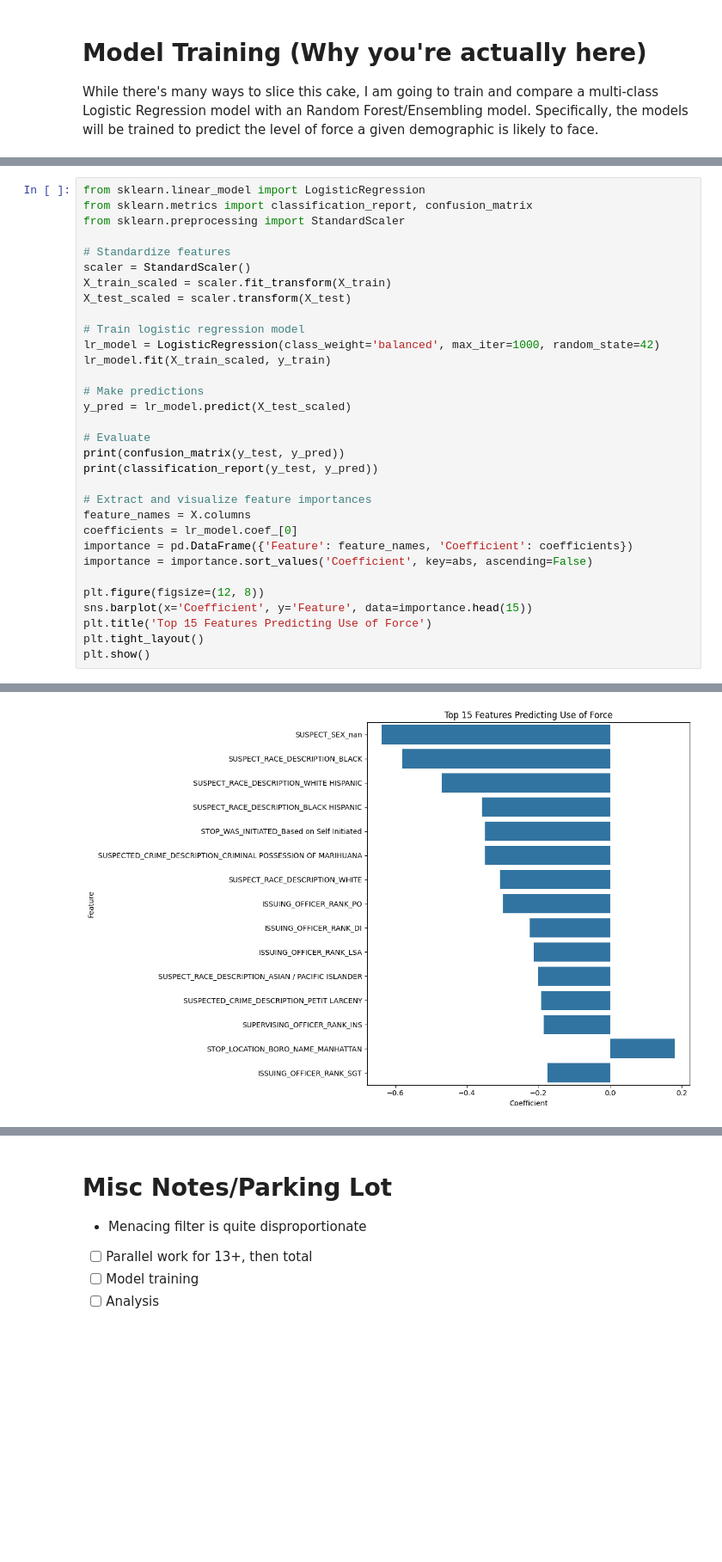
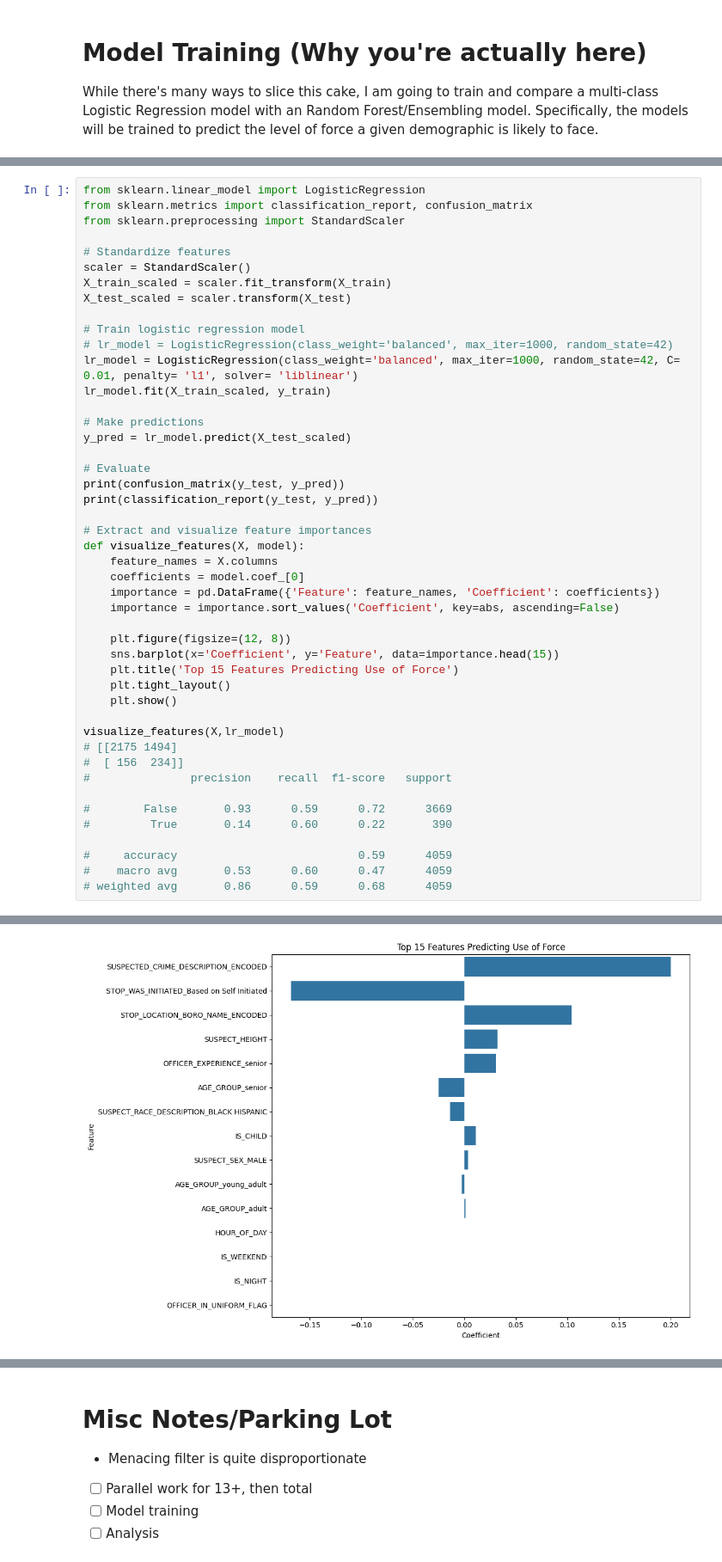
Before and after one commit to gbangban/ml-supervised-kim, a Jupyter notebook: notebook.ipynb, the cells around one changed output, grey strips where cells are left out. Shown at 86% size. Cells and saved outputs as stored; diff of their text form; blank space fills up the shorter version.

```diff
--- a/notebook.ipynb
+++ b/notebook.ipynb
@@ -1061,7 +1077,8 @@ X_train_scaled = scaler.fit_transform(X_train)
 X_test_scaled = scaler.transform(X_test)
 
 # Train logistic regression model
-lr_model = LogisticRegression(class_weight='balanced', max_iter=1000, random_state=42)
+# lr_model = LogisticRegression(class_weight='balanced', max_iter=1000, random_state=42)
+lr_model = LogisticRegression(class_weight='balanced', max_iter=1000, random_state=42, C= 0.01, penalty= 'l1', solver= 'liblinear')
 lr_model.fit(X_train_scaled, y_train)
 
 # Make predictions
@@ -1072,14 +1089,27 @@ print(confusion_matrix(y_test, y_pred))
 print(classification_report(y_test, y_pred))
 
 # Extract and visualize feature importances
-feature_names = X.columns
-coefficients = lr_model.coef_[0]
-importance = pd.DataFrame({'Feature': feature_names, 'Coefficient': coefficients})
-importance = importance.sort_values('Coefficient', key=abs, ascending=False)
+def visualize_features(X, model):
+    feature_names = X.columns
+    coefficients = model.coef_[0]
+    importance = pd.DataFrame({'Feature': feature_names, 'Coefficient': coefficients})
+    importance = importance.sort_values('Coefficient', key=abs, ascending=False)
 
-plt.figure(figsize=(12, 8))
-sns.barplot(x='Coefficient', y='Feature', data=importance.head(15))
-plt.title('Top 15 Features Predicting Use of Force')
-plt.tight_layout()
-plt.show()
+    plt.figure(figsize=(12, 8))
+    sns.barplot(x='Coefficient', y='Feature', data=importance.head(15))
+    plt.title('Top 15 Features Predicting Use of Force')
+    plt.tight_layout()
+    plt.show()
+
+visualize_features(X,lr_model)
+# [[2175 1494]
+#  [ 156  234]]
+#               precision    recall  f1-score   support
+
+#        False       0.93      0.59      0.72      3669
+#         True       0.14      0.60      0.22       390
+
+#     accuracy                           0.59      4059
+#    macro avg       0.53      0.60      0.47      4059
+# weighted avg       0.86      0.59      0.68      4059
 # %% [output]
@@ -1096 +1126 @@ weighted avg       0.86      0.59      0.68      4059
-[figure, old version]
+[figure, new version]
```
Also changed, not shown: parts of 15 cells of this notebook.
